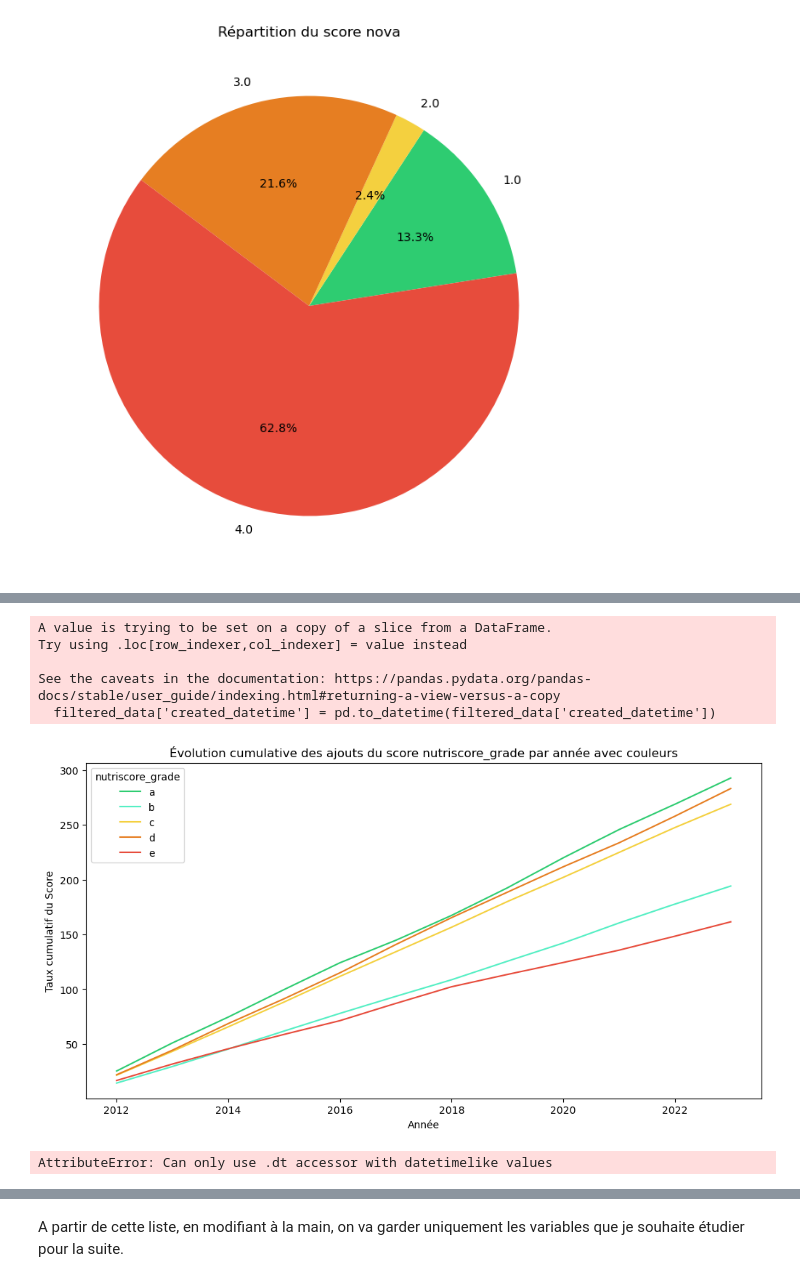
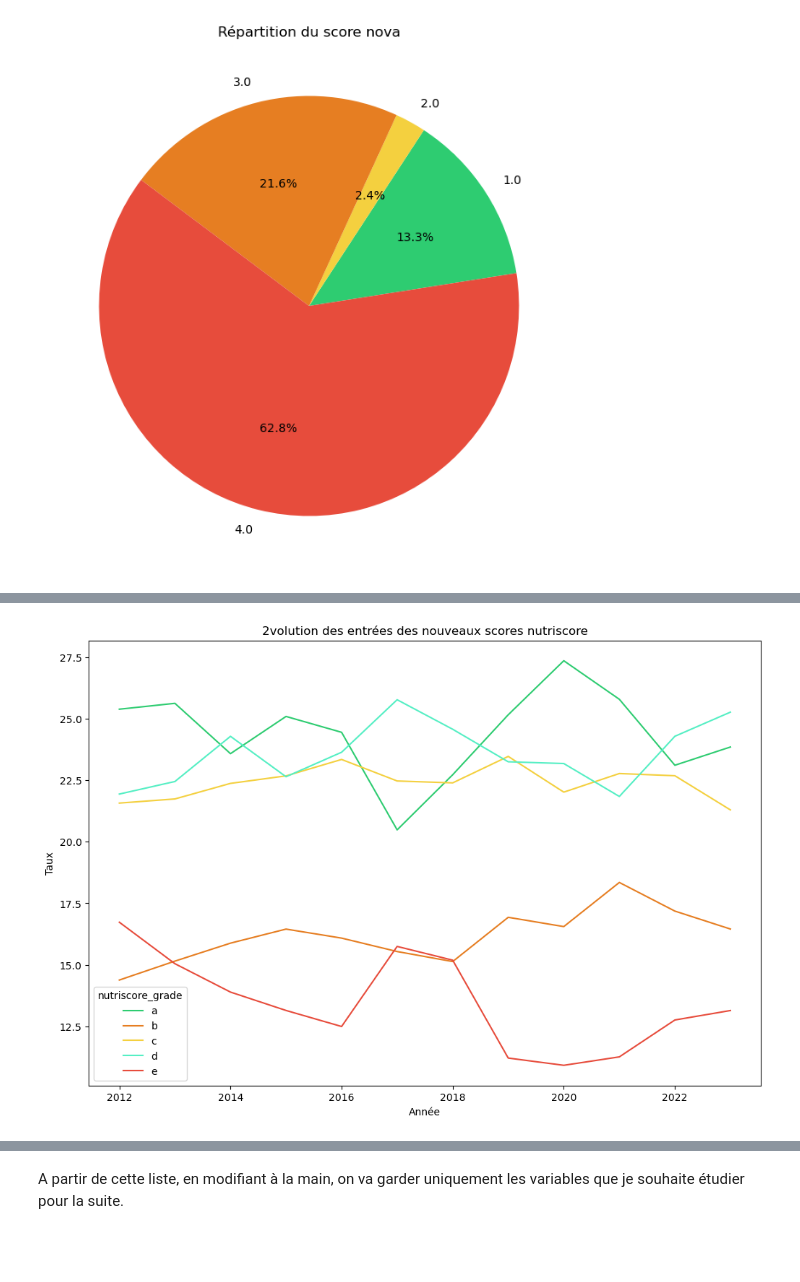
Before and after one commit to ashxivy/Projet-Python-pour-la-data-science, a Jupyter notebook: Le Nutri-Score permet il de bien consommer.ipynb, the cells around one changed output, grey strips where cells are left out. Drawn from its saved outputs; the diff is of its cells as text; code cells hidden in the pictures; blank space fills up the shorter version.

Commit message:
ajout statistiques

```diff
--- a/Le Nutri-Score permet il de bien consommer.ipynb
+++ b/Le Nutri-Score permet il de bien consommer.ipynb
@@ -390,66 +432,30 @@ plot_pie("nova_group")
 # %%
-def plot_time_evolution(score):
+def new_creation_time(score):
+
     filtered_data = df_france[(df_france[score] != 'unknown') & (df_france[score] != 'not-applicable')]
 
-    # Ensure 'created_datetime' is a datetime column
-    filtered_data['created_datetime'] = pd.to_datetime(filtered_data['created_datetime'])
+    score_per_year = filtered_data[['code', score]].groupby(by=[score,filtered_data['created_datetime'].dt.year]).nunique().reset_index()
+    cum_per_year = filtered_data[['code']].groupby(by=filtered_data['created_datetime'].dt.year).nunique().reset_index()
+    score_per_year = pd.merge(score_per_year, cum_per_year, how="left", left_on="created_datetime", right_on="created_datetime")
+    score_per_year = score_per_year.rename(columns={'created_datetime':'year', 'code_x':'nb_score', 'code_y':'total_grade'})
+    score_per_year['score_rate'] = (score_per_year['nb_score'] / score_per_year['total_grade'])*100
 
-    # Group by score and year
-    score_per_year = filtered_data[['code', score]].groupby(by=[score, filtered_data['created_datetime'].dt.year]).nunique().reset_index()
 
-    # Calculate cumulative per year
-    cum_per_year = filtered_data[['code']].groupby(by=filtered_data['created_datetime'].dt.year).nunique().reset_index()
+    nutriscore_colors = {'a': '#2ecc71', 'b': '#55efc4', 'c': '#f4d03f', 'd': '#e67e22', 'e': '#e74c3c',
+                         '1.0': '#2ecc71', '2.0': '#f4d03f', '3.0': '#e67e22', '4.0': '#e74c3c'}
 
-    # Merge DataFrames
-    score_per_year = pd.merge(score_per_year, cum_per_year, how="left", left_on="created_datetime", right_on="created_datetime")
-    score_per_year = score_per_year.rename(columns={'created_datetime': 'year', 'code_x': 'nb_score', 'code_y': 'total_grade'})
-    score_per_year['score_rate'] = (score_per_year['nb_score'] / score_per_year['total_grade']) * 100
+    colors = [nutriscore_colors.get(str(category), '#95a5a6') for category in counts.index]
 
-    # Calculate cumulative sum for each score
-    score_per_year['cumulative_score_rate'] = score_per_year.groupby(score)['score_rate'].cumsum()
+    fig =plt.figure(figsize=(12,8))
+    ax = sns.lineplot(x='year', y='score_rate', hue=score, data=score_per_year, palette = colors)
+    plt.xlabel("Année")
+    plt.ylabel("Taux")
 
-    # Plotting
-    fig, axes = plt.subplots(figsize=(12, 6))
-    nutriscore_colors = {'a': '#2ecc71', 'b': '#55efc4', 'c': '#f4d03f', 'd': '#e67e22', 'e': '#e74c3c', '1.0': '#2ecc71', '2.0': '#f4d03f', '3.0': '#e67e22', '4.0': '#e74c3c'}
+    score_name = score.split("_")
+    plt.title('2volution des entrées des nouveaux scores ' + score_name[0])
 
-    # Cumulative Line Plot
-    sns.histplot(x='year', y='cumulative_score_rate', hue=score, data=score_per_year, palette=nutriscore_colors)
-    plt.xlabel("Année")
-    plt.ylabel("Taux cumulatif du Score")
-    plt.title(f"Évolution cumulative des ajouts du score {score} par année avec couleurs")
-    plt.legend(title=score)
-    plt.show
+    plt.show()
 
-plot_time_evolution("nutriscore_grade")
+new_creation_time("nutriscore_grade")
 # %% [output]
-A value is trying to be set on a copy of a slice from a DataFrame.
-Try using .loc[row_indexer,col_indexer] = value instead
-
-See the caveats in the documentation: https://pandas.pydata.org/pandas-docs/stable/user_guide/indexing.html#returning-a-view-versus-a-copy
-  filtered_data['created_datetime'] = pd.to_datetime(filtered_data['created_datetime'])
-[figure, old version]
+[figure, new version]
-# %%
-#On affiche l'évolution temporel de la répartition temporel des scores
-
-def plot_time_evolution(score):
-    filtered_data = df_france[(df_france[score].isnull()==False) &
-                    (df_france[score].isnull()==False)]
-
-    score_per_year = filtered_data[['code',score]].groupby(by=[score,filtered_data['created_datetime'].dt.year]).nunique().reset_index()
-    cum_per_year = filtered_data[['code']].groupby(by=filtered_data['created_datetime'].dt.year).nunique().reset_index()
-    score_per_year = pd.merge(ng_per_year, cum_per_year, how="left", left_on="created_datetime", right_on="created_datetime")
-    score_per_year = ng_per_year.rename(columns={'created_datetime':'year', 'code_x':'nb_score', 'code_y':'total_grade'})
-    score_per_year['score_rate'] = (ng_per_year['nb_score'] / ng_per_year['total_grade'])*100
-
-    fig =plt.figure(figsize=(12,8))
-    ax = sns.lineplot(x='year', y='nutrigrade_rate', hue='nutriscore_grade', data=ng_per_year)
-    plt.xlabel("Année")
-    plt.ylabel("Taux du Nutrigrade")
-    plt.title("Evolution de la répartition des Nutrigrades au fil des années", fontdict=font_title)
-
-    plt.show()
-
-
-plot_time_evolution("nutriscore_grade")
-# %% [output]
-AttributeError: Can only use .dt accessor with datetimelike values
```
Also changed, not shown: parts of 13 cells of this notebook.
